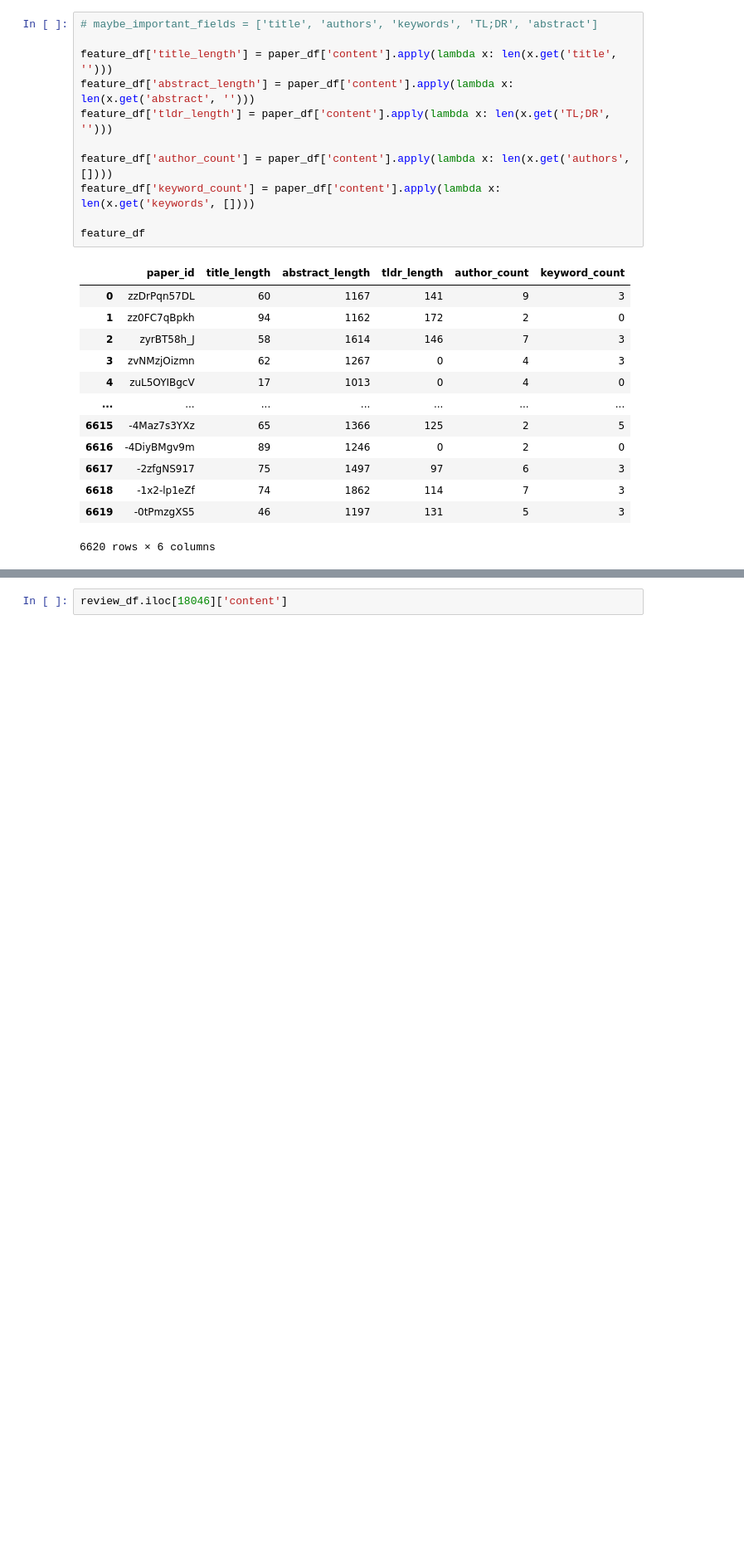
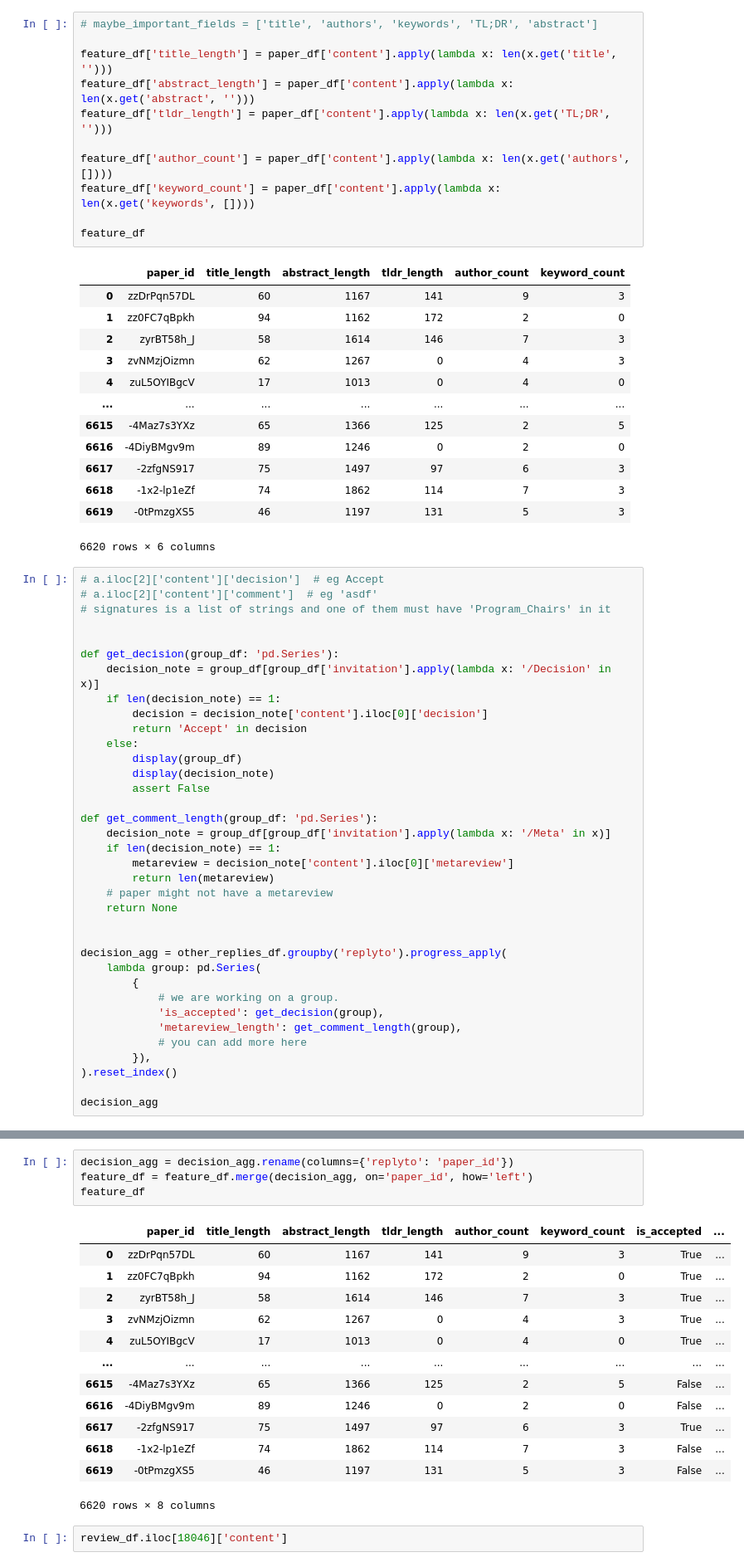
Before and after one commit to halilfarukkaragoz/data-literacy-group16, a Jupyter notebook: data/feature-calculation.ipynb, the cells around one changed output, grey strips where cells are left out. Shown at 83% size. Saved outputs shown, nothing was run; the diff lists cells and outputs as text; blank space fills up the shorter version.

```diff
--- a/data/feature-calculation.ipynb
+++ b/data/feature-calculation.ipynb
@@ -113,3 +160,39 @@ feature_df
 | 6618 | -1x2-lp1eZf | 74 | 1862 | 114 | 7 | 3 |
 | 6619 | -0tPmzgXS5 | 46 | 1197 | 131 | 5 | 3 |
 6620 rows × 6 columns
+# %%
+# a.iloc[2]['content']['decision']  # eg Accept
+# a.iloc[2]['content']['comment']  # eg 'asdf'
+# signatures is a list of strings and one of them must have 'Program_Chairs' in it
+
+
+def get_decision(group_df: 'pd.Series'):
+    decision_note = group_df[group_df['invitation'].apply(lambda x: '/Decision' in x)]
+    if len(decision_note) == 1:
+        decision = decision_note['content'].iloc[0]['decision']
+        return 'Accept' in decision
+    else:
+        display(group_df)
+        display(decision_note)
+        assert False
+
+def get_comment_length(group_df: 'pd.Series'):
+    decision_note = group_df[group_df['invitation'].apply(lambda x: '/Meta' in x)]
+    if len(decision_note) == 1:
+        metareview = decision_note['content'].iloc[0]['metareview']
+        return len(metareview)
+    # paper might not have a metareview
+    return None
+
+
+decision_agg = other_replies_df.groupby('replyto').progress_apply(
+    lambda group: pd.Series(
+        {
+            # we are working on a group.
+            'is_accepted': get_decision(group),
+            'metareview_length': get_comment_length(group),
+            # you can add more here
+        }),
+).reset_index()
+
+decision_agg
@@ -116,3 +213,21 @@ feature_df
+# %%
+decision_agg = decision_agg.rename(columns={'replyto': 'paper_id'})
+feature_df = feature_df.merge(decision_agg, on='paper_id', how='left')
+feature_df
+# %% [output]
+|  | paper_id | title_length | abstract_length | tldr_length | author_count | keyword_count | is_accepted | ... |
+| 0 | zzDrPqn57DL | 60 | 1167 | 141 | 9 | 3 | True | ... |
+| 1 | zz0FC7qBpkh | 94 | 1162 | 172 | 2 | 0 | True | ... |
+| 2 | zyrBT58h_J | 58 | 1614 | 146 | 7 | 3 | True | ... |
+| 3 | zvNMzjOizmn | 62 | 1267 | 0 | 4 | 3 | True | ... |
+| 4 | zuL5OYIBgcV | 17 | 1013 | 0 | 4 | 0 | True | ... |
+| ... | ... | ... | ... | ... | ... | ... | ... | ... |
+| 6615 | -4Maz7s3YXz | 65 | 1366 | 125 | 2 | 5 | False | ... |
+| 6616 | -4DiyBMgv9m | 89 | 1246 | 0 | 2 | 0 | False | ... |
+| 6617 | -2zfgNS917 | 75 | 1497 | 97 | 6 | 3 | True | ... |
+| 6618 | -1x2-lp1eZf | 74 | 1862 | 114 | 7 | 3 | False | ... |
+| 6619 | -0tPmzgXS5 | 46 | 1197 | 131 | 5 | 3 | False | ... |
+6620 rows × 8 columns
 # %%
 review_df.iloc[18046]['content']
 # %% [output]
```
Also changed, not shown: parts of 9 cells of this notebook, 2 other files.
